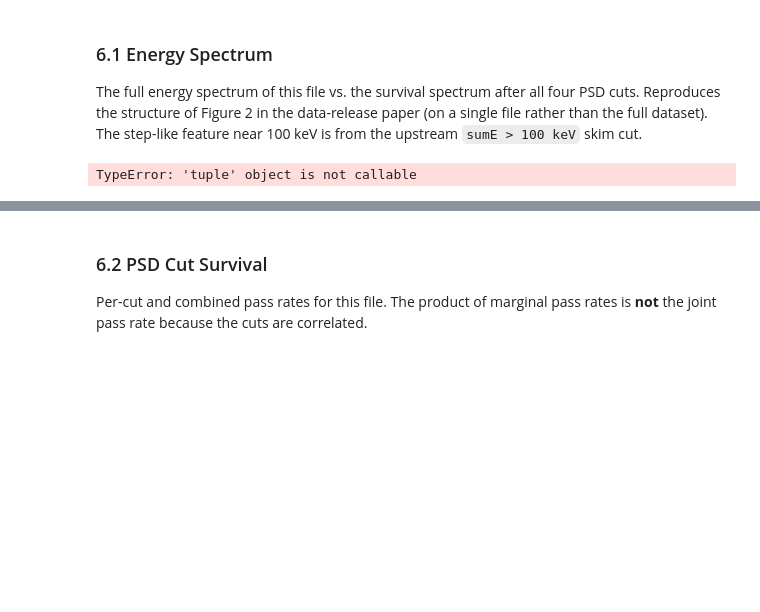
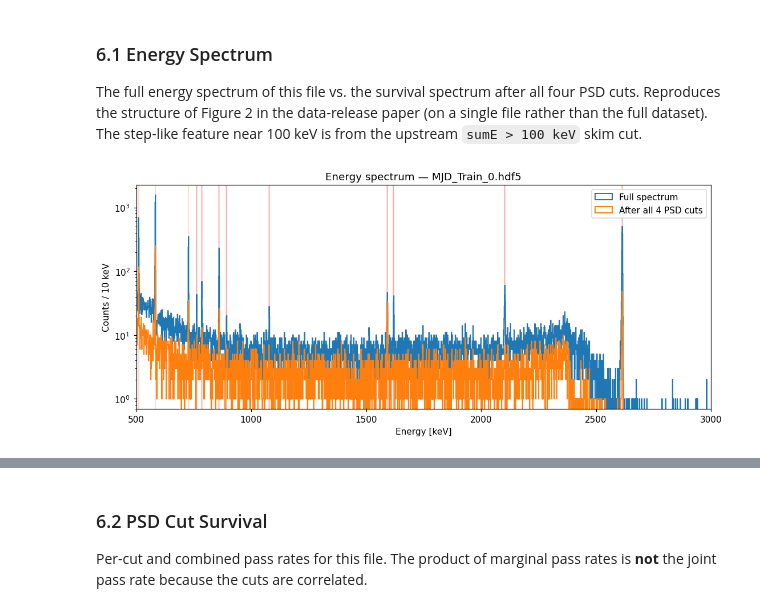
Before and after one commit to Galileo-Sandbox/MAJORANA_ACP, a Jupyter notebook: notebooks/data_visualization.ipynb, the cells around one changed output, grey strips where cells are left out. Drawn from its saved outputs; the diff is of its cells as text; code cells hidden in the pictures; blank space fills up the shorter version.

```diff
--- a/notebooks/data_visualization.ipynb
+++ b/notebooks/data_visualization.ipynb
@@ -202,31 +202,38 @@ feature near 100 keV is from the upstream `sumE > 100 keV` skim cut.
 # %%
 bins = np.arange(500, 3000, 1)
 
 
 PEAK_MARKERS = [
-    ("A", 510)
+    ("A", 511),
+    ("B", 583),
+    ("C", 727),
+    ("D", 763),
+    ("E", 785),
+    ("F", 860.5),
+    ("G", 893),
+    ("H", 1079),
     ("Tl-208 FE", 2614.0),
     ("Tl-208 SE", 2103.0),
     ("Tl-208 DEP", 1592.0),
     ("Bi-214 1620", 1620.0),
 ]
 
 fig, ax = plt.subplots(figsize=(10, 4.5))
 ax.hist(energy, bins=bins, histtype="step", lw=1.3, label="Full spectrum")
 ax.hist(energy[clean], bins=bins, histtype="step", lw=1.3,
         label="After all 4 PSD cuts")
 for name, center in PEAK_MARKERS:
         ax.axvspan(center - 1, center + 1, color="red",alpha=0.2)
 ax.set_yscale("log")
 ax.set_xlabel("Energy [keV]")
 ax.set_ylabel("Counts / 10 keV")
 ax.set_title(f"Energy spectrum — {sample_file.name}")
 ax.legend()
 fig.tight_layout()
-plt.xlim(500,600)
+plt.xlim(500,3000)
 plt.show()
 # %% [output]
-TypeError: 'tuple' object is not callable
+[figure, added]
 # %%
 import numpy as np
 import matplotlib.pyplot as plt
```
Also changed, not shown: parts of 9 cells of this notebook.
